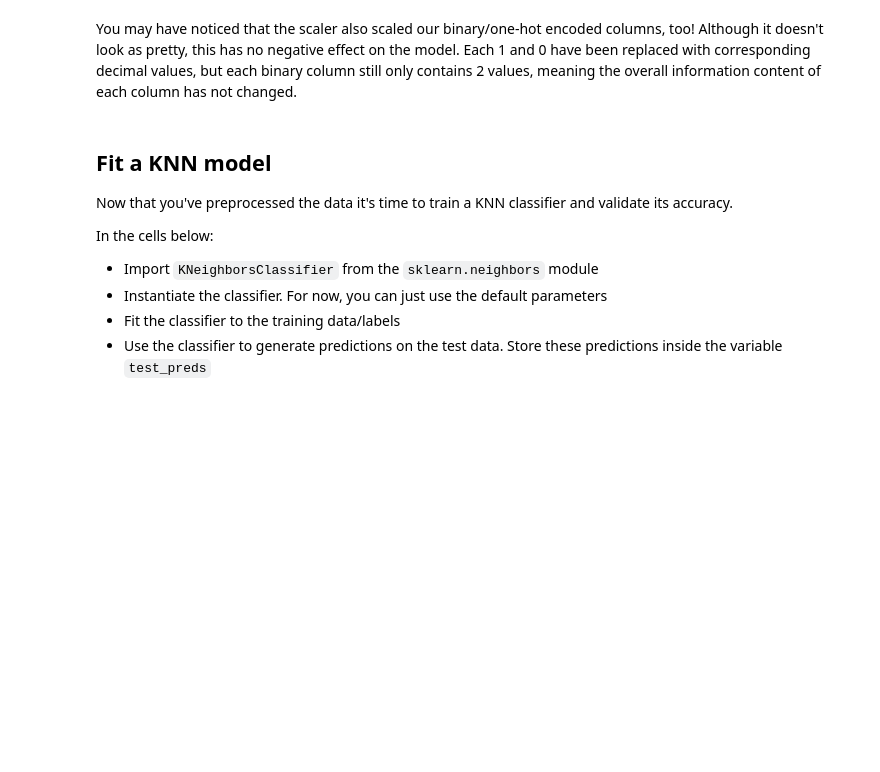
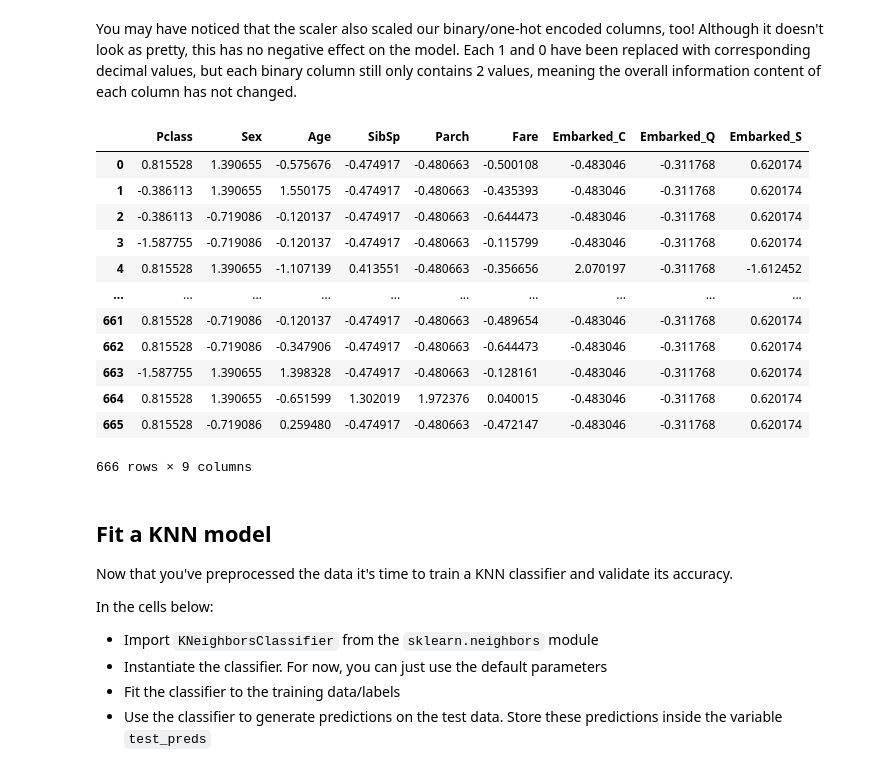
Before and after one commit to poariston/dsc-knn-with-scikit-learn-lab-online-ds-sp-000, a Jupyter notebook: index.ipynb, the cells around one changed output. Cells and saved outputs as stored; diff of their text form; code cells hidden in the pictures; blank space fills up the shorter version.

```diff
--- a/index.ipynb
+++ b/index.ipynb
@@ -330,5 +361,21 @@ plt.show()
 # %% [markdown]
 You may have noticed that the scaler also scaled our binary/one-hot encoded columns, too! Although it doesn't look as pretty, this has no negative effect on the model. Each 1 and 0 have been replaced with corresponding decimal values, but each binary column still only contains 2 values, meaning the overall information content of each column has not changed.
+# %%
+scaled_df_train
+# %% [output]
+|  | Pclass | Sex | Age | SibSp | Parch | Fare | Embarked_C | Embarked_Q | Embarked_S |
+| 0 | 0.815528 | 1.390655 | -0.575676 | -0.474917 | -0.480663 | -0.500108 | -0.483046 | -0.311768 | 0.620174 |
+| 1 | -0.386113 | 1.390655 | 1.550175 | -0.474917 | -0.480663 | -0.435393 | -0.483046 | -0.311768 | 0.620174 |
+| 2 | -0.386113 | -0.719086 | -0.120137 | -0.474917 | -0.480663 | -0.644473 | -0.483046 | -0.311768 | 0.620174 |
+| 3 | -1.587755 | -0.719086 | -0.120137 | -0.474917 | -0.480663 | -0.115799 | -0.483046 | -0.311768 | 0.620174 |
+| 4 | 0.815528 | 1.390655 | -1.107139 | 0.413551 | -0.480663 | -0.356656 | 2.070197 | -0.311768 | -1.612452 |
+| ... | ... | ... | ... | ... | ... | ... | ... | ... | ... |
+| 661 | 0.815528 | -0.719086 | -0.120137 | -0.474917 | -0.480663 | -0.489654 | -0.483046 | -0.311768 | 0.620174 |
+| 662 | 0.815528 | -0.719086 | -0.347906 | -0.474917 | -0.480663 | -0.644473 | -0.483046 | -0.311768 | 0.620174 |
+| 663 | -1.587755 | 1.390655 | 1.398328 | -0.474917 | -0.480663 | -0.128161 | -0.483046 | -0.311768 | 0.620174 |
+| 664 | 0.815528 | 1.390655 | -0.651599 | 1.302019 | 1.972376 | 0.040015 | -0.483046 | -0.311768 | 0.620174 |
+| 665 | 0.815528 | -0.719086 | 0.259480 | -0.474917 | -0.480663 | -0.472147 | -0.483046 | -0.311768 | 0.620174 |
+666 rows × 9 columns
 # %% [markdown]
 ## Fit a KNN model
 
```
Also changed, not shown: parts of 12 cells of this notebook.
